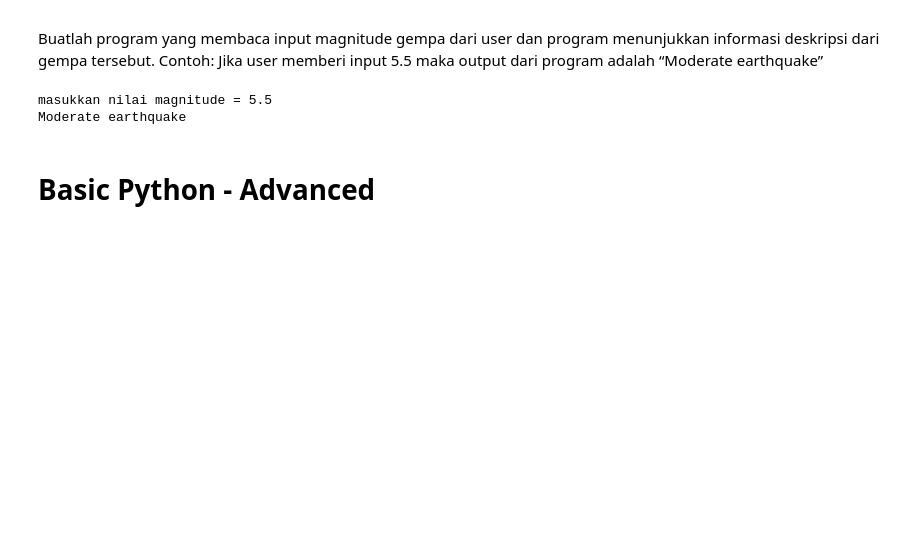
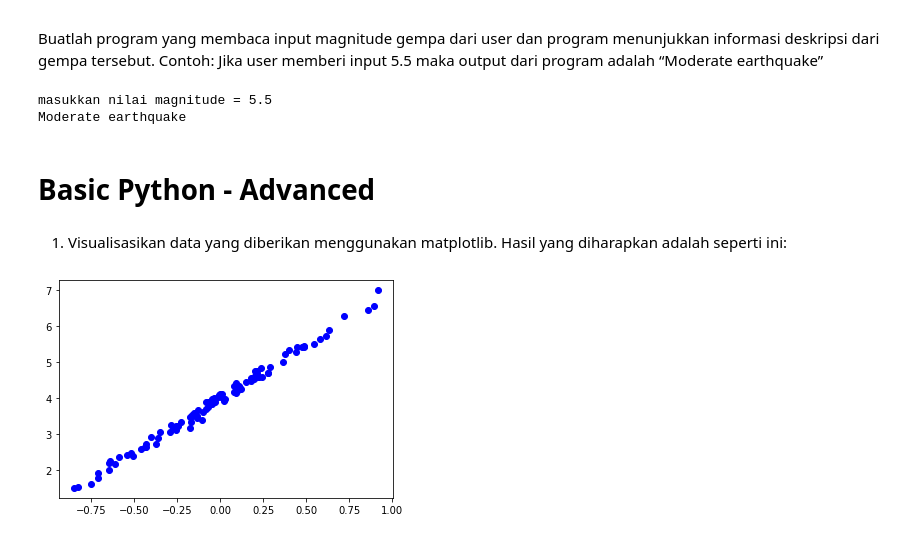
Before and after one commit to haidi20/Assignment-3---Basic-Python---Haidi-Nurhadinata, a Jupyter notebook: Assignment_3_Basic_Python_Haidi_Nurhadinata.ipynb, the cells around one changed output. Drawn from its saved outputs; the diff is of its cells as text; code cells hidden in the pictures; blank space fills up the shorter version.

```diff
--- a/Assignment_3_Basic_Python_Haidi_Nurhadinata.ipynb
+++ b/Assignment_3_Basic_Python_Haidi_Nurhadinata.ipynb
@@ -133,3 +133,37 @@ masukkan nilai magnitude = 5.5
 Moderate earthquake
 # %% [markdown]
 # Basic Python - Advanced
+# %% [markdown]
+1. Visualisasikan data yang diberikan menggunakan matplotlib. Hasil yang diharapkan adalah seperti ini:
+# %%
+import matplotlib.pyplot as plt
+import numpy as np
+from PIL import Image
+import requests
+
+csvUrl = "https://raw.githubusercontent.com/hadimaster65555/dataset_for_teaching/main/dataset/linear_regression_simulation_data/linear-regression.csv"
+# getData = requests.get(csvUrl)
+# getContent = getData.content
+
+def convertCsvToArray(url):
+    response = requests.get(url)
+    lines = response.text.splitlines()
+    for line in lines[1:]:
+        el = [i.strip() for i in line.split(',')]
+        yield el
+
+data = convertCsvToArray(csvUrl)
+
+x = []
+y = []
+
+for row in data:
+  x.append(float(row[0]))
+  y.append(float(row[1]))
+
+plt.scatter(x, y, c ="blue")
+
+# To show the plot
+plt.show()
+# %% [output]
+[figure, added]
```
Also changed, not shown: parts of 3 cells of this notebook.
